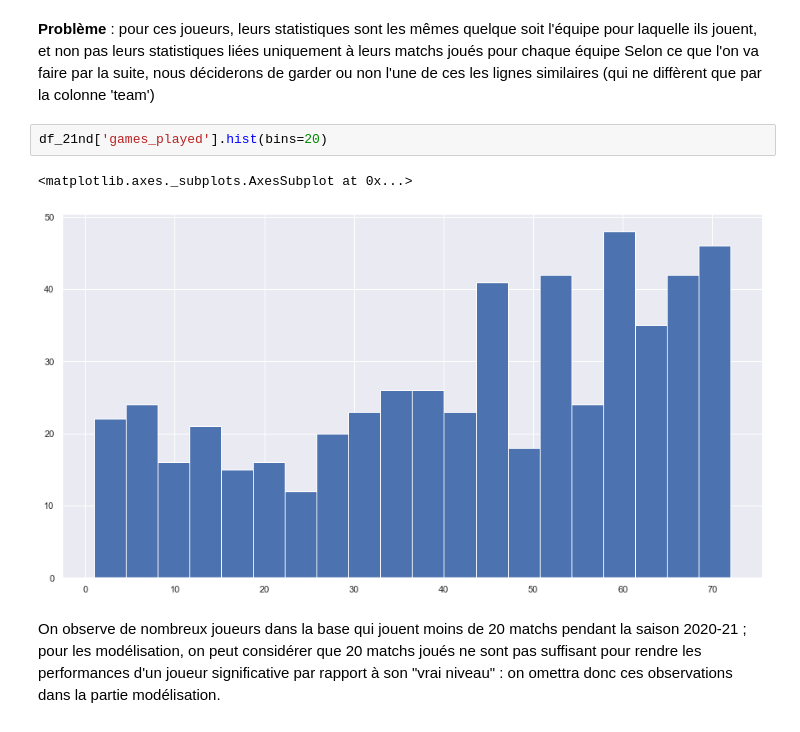
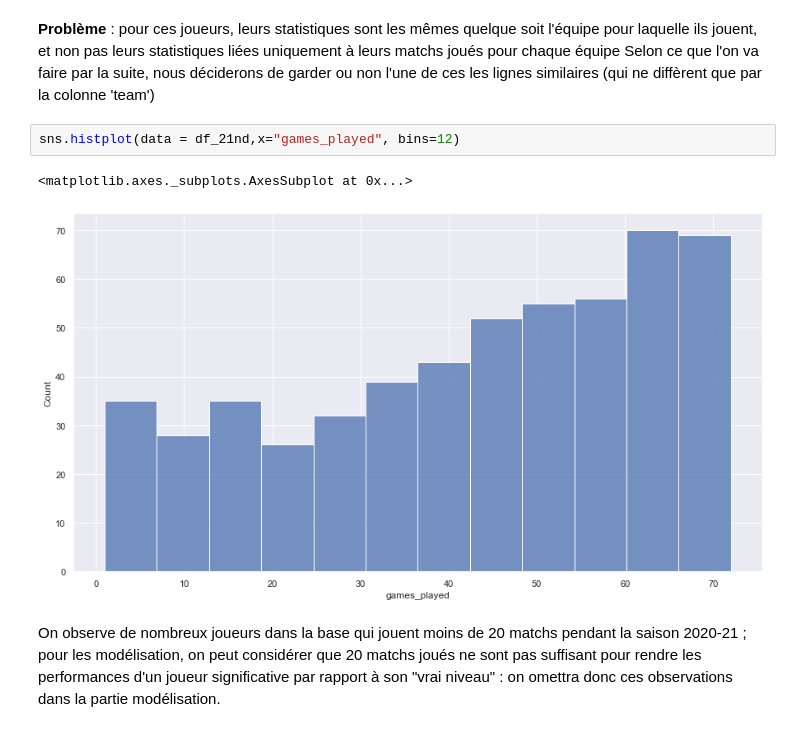
Before and after one commit to nael-farhan/python-project-nba-salaries, a Jupyter notebook: descriptive statistics.ipynb, the cells around one changed output. Drawn from its saved outputs; the diff is of its cells as text.

```diff
--- a/descriptive statistics.ipynb
+++ b/descriptive statistics.ipynb
@@ -58,11 +58,11 @@ df_19[df_19.groupby('name')['name'].transform('size') > 1].sort_values(by=['name
 # %% [markdown]
 **Problème** : pour ces joueurs, leurs statistiques sont les mêmes quelque soit l'équipe pour laquelle ils jouent, et non pas leurs statistiques liées uniquement à leurs matchs joués pour chaque équipe
 Selon ce que l'on va faire par la suite, nous déciderons de garder ou non l'une de ces les lignes similaires (qui ne diffèrent que par la colonne 'team')
-# %%
-df_21nd['games_played'].hist(bins=20)
-# %% [output]
-<matplotlib.axes._subplots.AxesSubplot at 0x...>
-[figure, removed]
+# %%
+sns.histplot(data = df_21nd,x="games_played", bins=12)
+# %% [output]
+<matplotlib.axes._subplots.AxesSubplot at 0x...>
+[figure, added]
 # %% [markdown]
 On observe de nombreux joueurs dans la base qui jouent moins de 20 matchs pendant la saison 2020-21 ; pour les modélisation, on peut considérer que 20 matchs joués ne sont pas suffisant pour rendre les performances d'un joueur significative par rapport à son "vrai niveau" : on omettra donc ces observations dans la partie modélisation.
 # %% [markdown]
```
Also changed, not shown: parts of 3 cells of this notebook, 3 other files.
